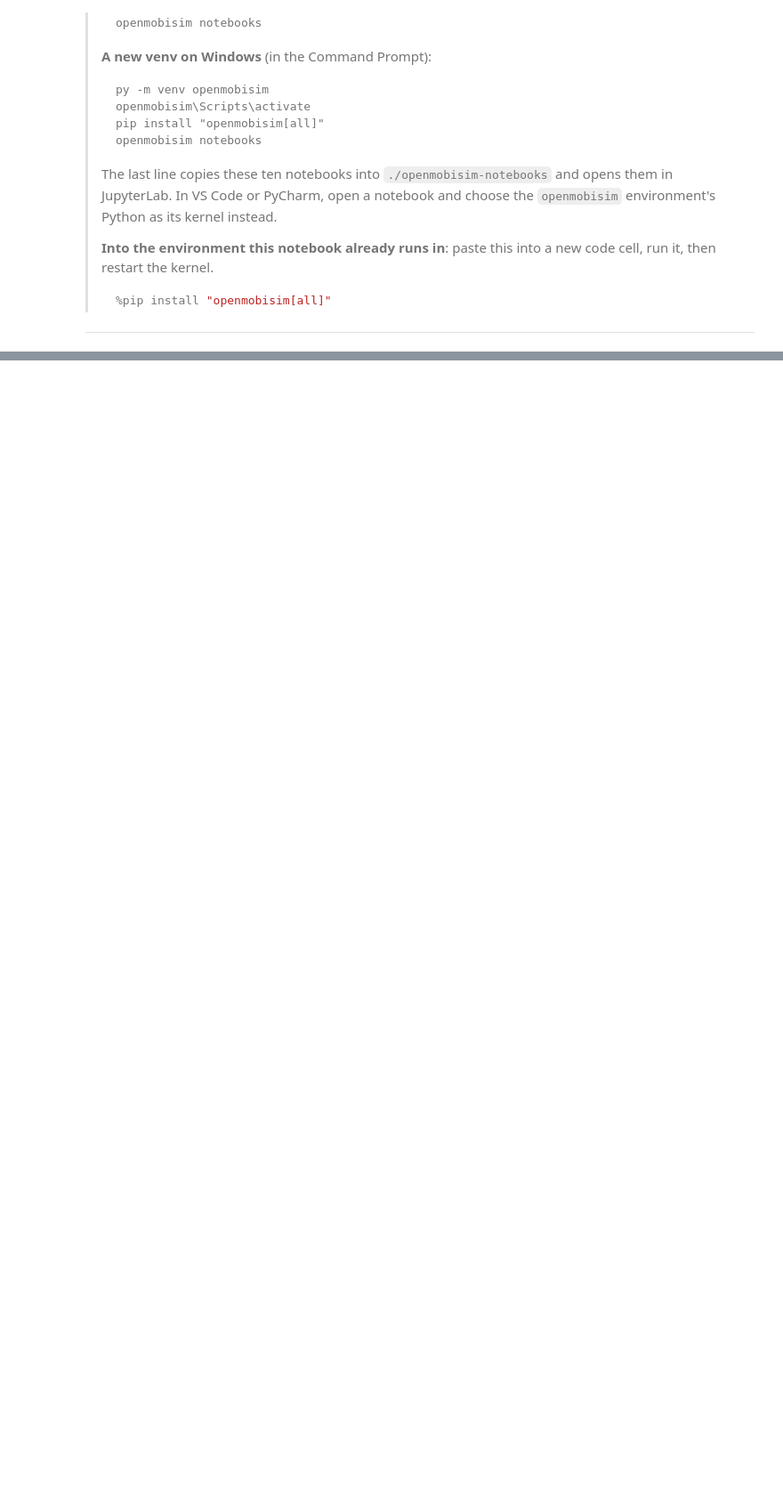
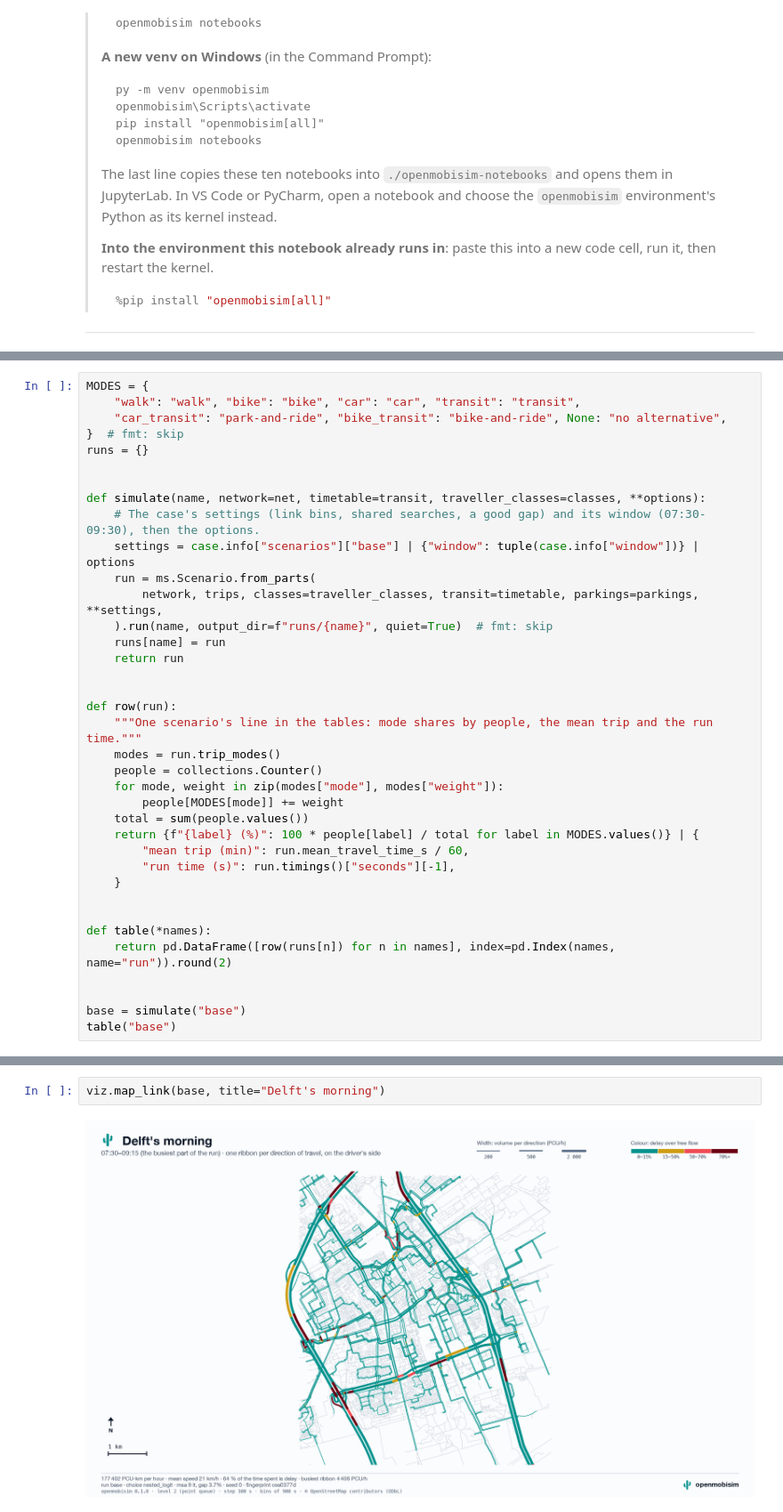
Before and after one commit to bahmanmdd/openmobisim, a Jupyter notebook: manual/tutorials/09_applications.ipynb, the cells around one changed output, grey strips where cells are left out. Shown at 89% size. Saved outputs shown, nothing was run; the diff lists cells and outputs as text; blank space fills up the shorter version.

```diff
--- a/manual/tutorials/09_applications.ipynb
+++ b/manual/tutorials/09_applications.ipynb
@@ -267,0 +115,37 @@ table("base", "transit twice as often")
+# %%
+MODES = {
+    "walk": "walk", "bike": "bike", "car": "car", "transit": "transit",
+    "car_transit": "park-and-ride", "bike_transit": "bike-and-ride", None: "no alternative",
+}  # fmt: skip
+runs = {}
+
+
+def simulate(name, network=net, timetable=transit, traveller_classes=classes, **options):
+    # The case's settings (link bins, shared searches, a good gap) and its window (07:30-09:30), then the options.
+    settings = case.info["scenarios"]["base"] | {"window": tuple(case.info["window"])} | options
+    run = ms.Scenario.from_parts(
+        network, trips, classes=traveller_classes, transit=timetable, parkings=parkings, **settings,
+    ).run(name, output_dir=f"runs/{name}", quiet=True)  # fmt: skip
+    runs[name] = run
+    return run
+
+
+def row(run):
+    """One scenario's line in the tables: mode shares by people, the mean trip and the run time."""
+    modes = run.trip_modes()
+    people = collections.Counter()
+    for mode, weight in zip(modes["mode"], modes["weight"]):
+        people[MODES[mode]] += weight
+    total = sum(people.values())
+    return {f"{label} (%)": 100 * people[label] / total for label in MODES.values()} | {
+        "mean trip (min)": run.mean_travel_time_s / 60,
+        "run time (s)": run.timings()["seconds"][-1],
+    }
+
+
+def table(*names):
+    return pd.DataFrame([row(runs[n]) for n in names], index=pd.Index(names, name="run")).round(2)
+
+
+base = simulate("base")
+table("base")
@@ -915,0 +771,4 @@ to change them, and each study's own data — counts, surveys, the fleet — is
+# %%
+viz.map_link(base, title="Delft's morning")
+# %% [output]
+[figure, added]
```
Also changed, not shown: parts of 86 cells of this notebook, 30 other files.
